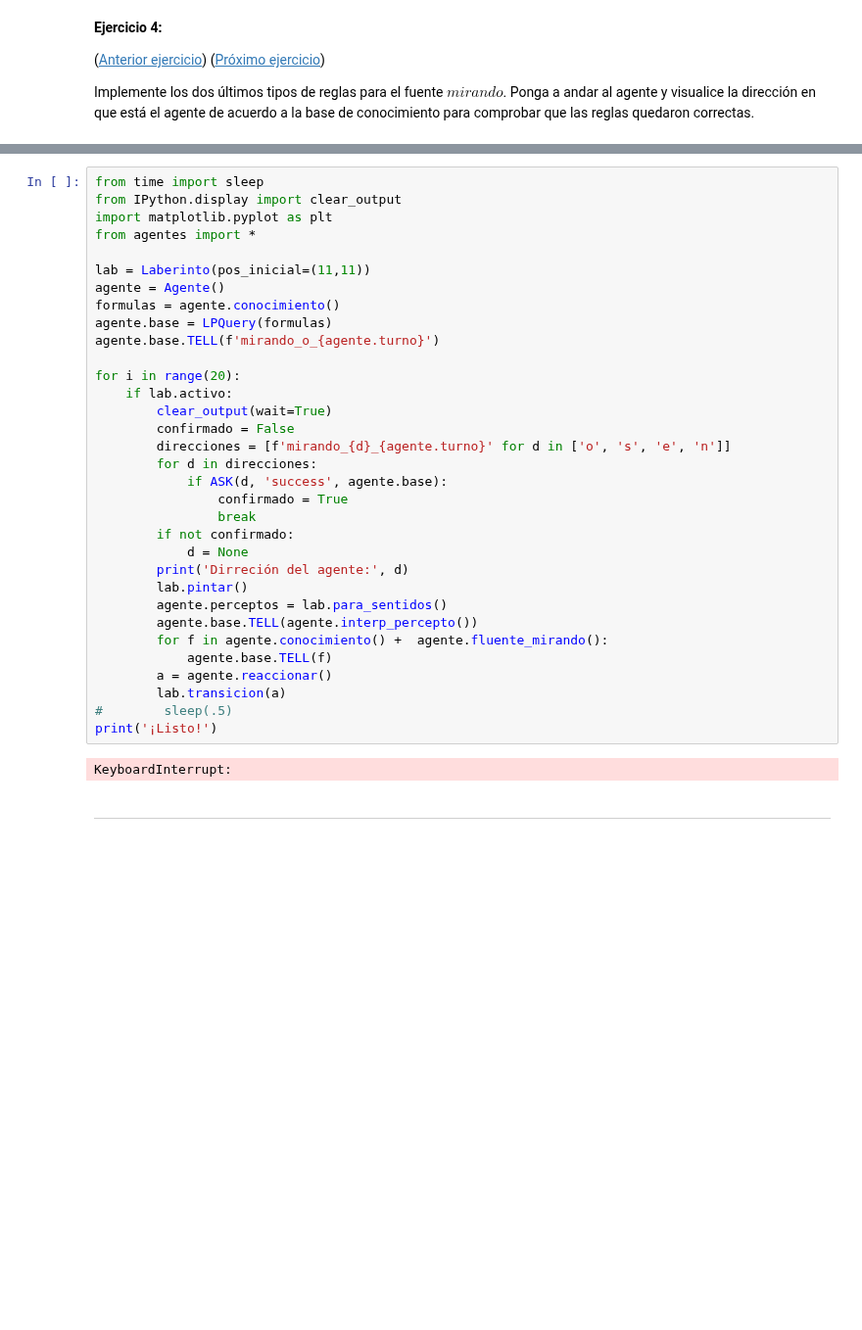
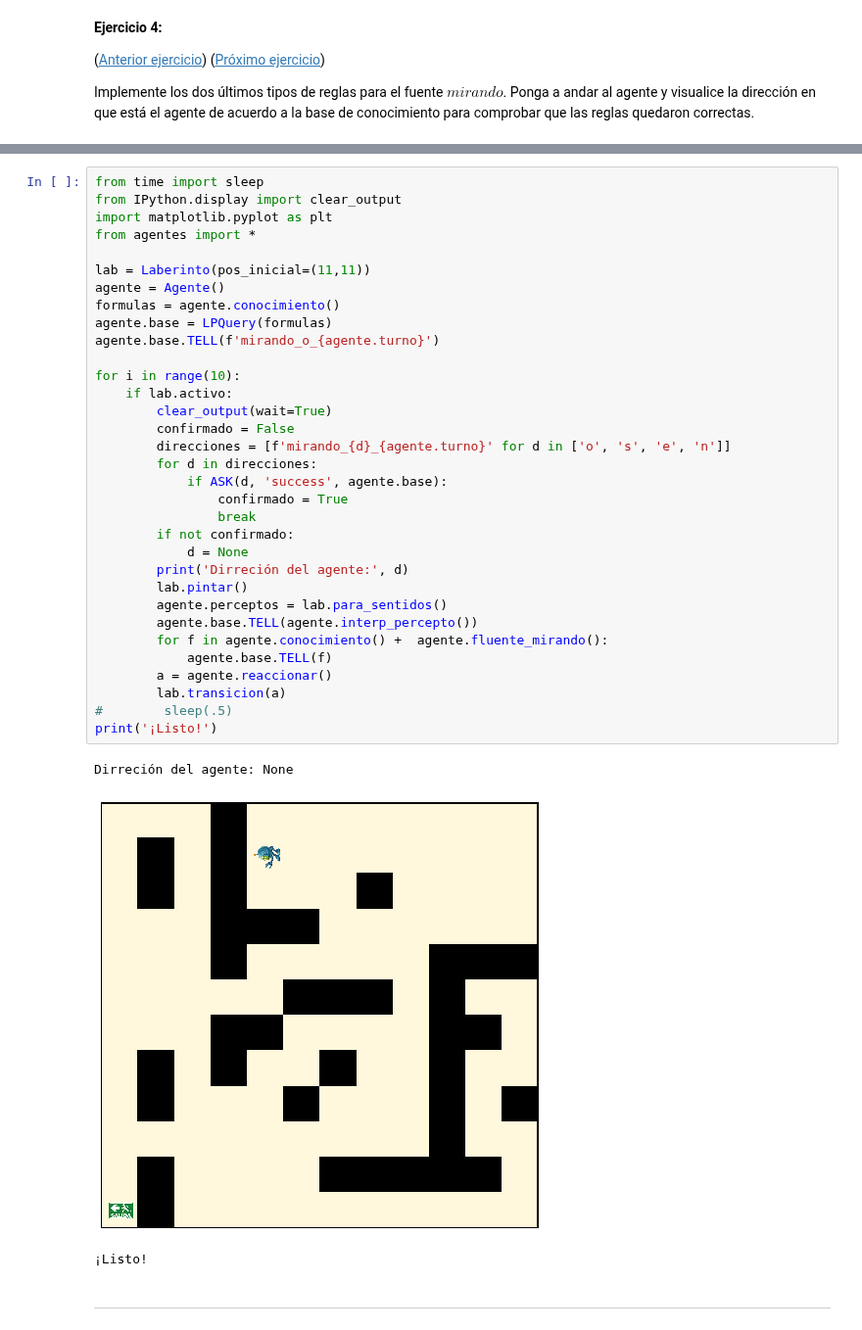
Before and after one commit to DaveAlsina/6toSemestre, a Jupyter notebook: ia/taller/notebook6/kb-agent.ipynb, the cells around one changed output, grey strips where cells are left out. Shown at 98% size. Drawn from its saved outputs; the diff is of its cells as text; blank space fills up the shorter version.

```diff
--- a/ia/taller/notebook6/kb-agent.ipynb
+++ b/ia/taller/notebook6/kb-agent.ipynb
@@ -611,35 +624,37 @@ from IPython.display import clear_output
 import matplotlib.pyplot as plt
 from agentes import *
 
 lab = Laberinto(pos_inicial=(11,11))
 agente = Agente()
 formulas = agente.conocimiento()
 agente.base = LPQuery(formulas)
 agente.base.TELL(f'mirando_o_{agente.turno}')
 
-for i in range(20):
+for i in range(10):
     if lab.activo:
         clear_output(wait=True)
         confirmado = False
         direcciones = [f'mirando_{d}_{agente.turno}' for d in ['o', 's', 'e', 'n']]
         for d in direcciones:
             if ASK(d, 'success', agente.base):
                 confirmado = True
                 break
         if not confirmado:
             d = None
         print('Dirreción del agente:', d)
         lab.pintar()
         agente.perceptos = lab.para_sentidos()
         agente.base.TELL(agente.interp_percepto())
         for f in agente.conocimiento() +  agente.fluente_mirando():
             agente.base.TELL(f)
         a = agente.reaccionar()
         lab.transicion(a)
 #        sleep(.5)
 print('¡Listo!')
 # %% [output]
-KeyboardInterrupt:
+Dirreción del agente: None
+[figure, added]
+¡Listo!
 # %% [markdown]
 ---
 # %% [markdown]
```
Also changed, not shown: parts of 6 cells of this notebook.
